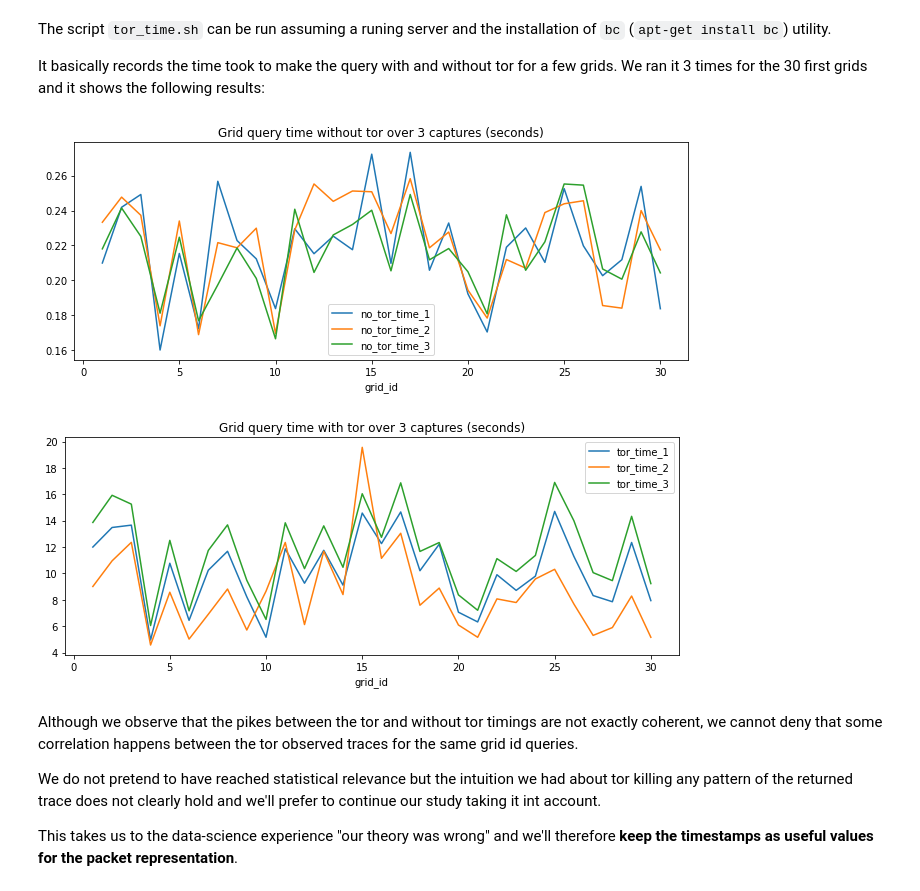
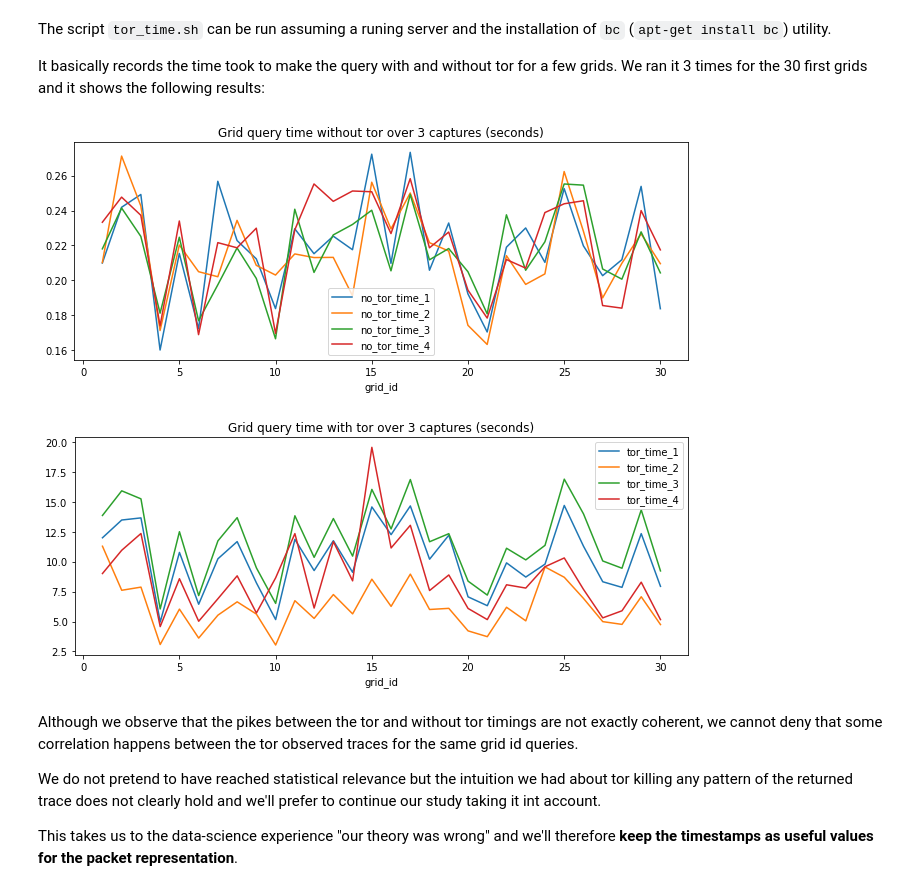
Before and after one commit to Robb-Fr/Secretstroll-BeepBoop, a Jupyter notebook: secretstroll/trace_data_extraction/trace_data_extraction.ipynb, the cells around one changed output. Saved outputs shown, nothing was run; the diff lists cells and outputs as text; code cells hidden in the pictures.

```diff
--- a/secretstroll/trace_data_extraction/trace_data_extraction.ipynb
+++ b/secretstroll/trace_data_extraction/trace_data_extraction.ipynb
@@ -40,7 +40,7 @@ def line_to_tuple(line: str) -> Tuple[int, float]:
 
 def from_file_to_data(is_with_tor: bool) -> List[Tuple[int, float]]:
     times = []
-    for index in range(1, 4):
+    for index in range(1, 5):
         with_tor = "tor_" if is_with_tor else "no_tor_"
         filename = "timings_measures/times_" + with_tor + str(index) + ".txt"
         times_i = []
@@ -54,37 +54,39 @@ no_tor_times = from_file_to_data(False)
 tor_times = from_file_to_data(True)
 assert all(len(times) == 30 for times in no_tor_times) and all(
     len(times) == 30 for times in tor_times
 )
 data = {
     "grid_id": list(map(lambda t: t[0], no_tor_times[0])),
     "no_tor_time_1": list(map(lambda t: t[1], no_tor_times[0])),
     "tor_time_1": list(map(lambda t: t[1], tor_times[0])),
     "no_tor_time_2": list(map(lambda t: t[1], no_tor_times[1])),
     "tor_time_2": list(map(lambda t: t[1], tor_times[1])),
     "no_tor_time_3": list(map(lambda t: t[1], no_tor_times[2])),
     "tor_time_3": list(map(lambda t: t[1], tor_times[2])),
+    "no_tor_time_4": list(map(lambda t: t[1], no_tor_times[3])),
+    "tor_time_4": list(map(lambda t: t[1], tor_times[3])),
 }
 times = pd.DataFrame(data)
 # Get current axis
 times.plot(
     x="grid_id",
-    y=["no_tor_time_1", "no_tor_time_2", "no_tor_time_3"],
+    y=["no_tor_time_1", "no_tor_time_2", "no_tor_time_3", "no_tor_time_4"],
     title="Grid query time without tor over 3 captures (seconds)",
     figsize=(11, 4),
     kind="line"
 )
 plt.show()
 times.plot(
     x="grid_id",
-    y=["tor_time_1", "tor_time_2", "tor_time_3"],
+    y=["tor_time_1", "tor_time_2", "tor_time_3", "tor_time_4"],
     title="Grid query time with tor over 3 captures (seconds)",
     figsize=(11, 4),
     kind="line"
 )
 plt.show()
 # %% [output]
-[figure, old version]
+[figure, new version]
-[figure, old version]
+[figure, new version]
 # %% [markdown]
 Although we observe that the pikes between the tor and without tor timings are not exactly coherent, we cannot deny that some correlation happens between the tor observed traces for the same grid id queries.
 
```
Also changed, not shown: parts of 6 cells of this notebook, 4 other files.
